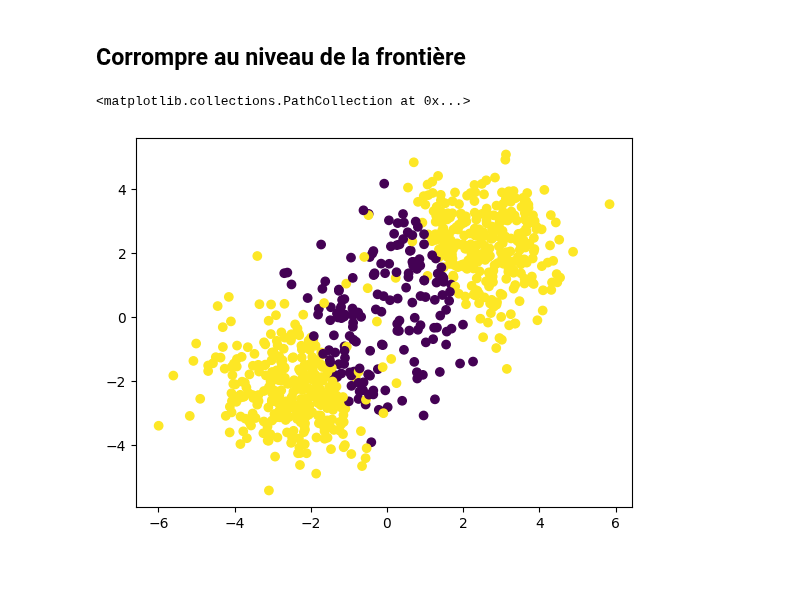
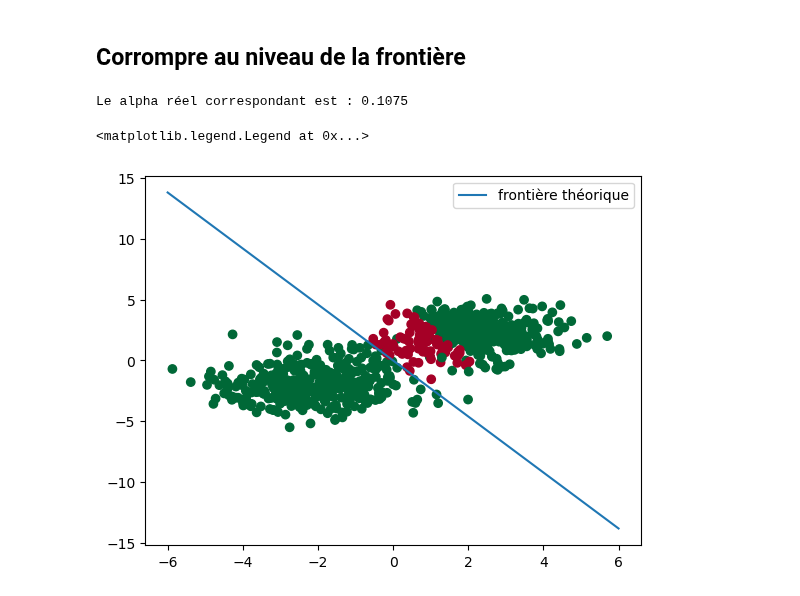
Before and after one commit to AI-Safety-X2023/playground, a Jupyter notebook: implementations/projects/poisoning/logistic_regression.ipynb, the cells around one changed output. Drawn from its saved outputs; the diff is of its cells as text; code cells hidden in the pictures; blank space fills up the shorter version.

```diff
--- a/implementations/projects/poisoning/logistic_regression.ipynb
+++ b/implementations/projects/poisoning/logistic_regression.ipynb
@@ -291,7 +329,7 @@ Sc = TensorDataset(torch.cat((C1X,C2X,RN)),yc)
 
 def dist(p,D):
     d = (D[0]*p[0]+D[1]*p[1]+D[2])/np.sqrt(D[0]**2 + D[1]**2)
-    return abs(d)
+    return d
 
 
 ## fonction des points voisins
@@ -300,7 +338,7 @@ def neigh_points (S,D,d):
 
     N = []
     for i in range (len(S[:][0])):
-        if dist(S[i][0],D) < d:
+        if dist(S[i][0],D) < d and dist(S[i][0],D) > 0 :
             N.append(i)
 
     return torch.tensor(N)
@@ -313,9 +351,9 @@ def clone_tensor_dataset(dataset):
 ## Corruption des données
 
 def bord_corr (S,D,d,alpha):
-
     N = neigh_points(S,D,d)
-    num_labels_to_flip = int(alpha * len(N))
+    num_labels_to_flip = int(alpha*len(N))
+    alpha_reel= num_labels_to_flip/len(S)
     # Sélectionner aléatoirement les indices à inverser
     flip_indices = np.random.choice(len(N), num_labels_to_flip, replace=False)
 
@@ -327,4 +365,4 @@ def bord_corr (S,D,d,alpha):
         j = N[i]
         Y[j] = 1- Y[j]
 
-    return TensorDataset(S[:][0].clone(),Y)
+    return (TensorDataset(S[:][0].clone(),Y),alpha_reel)
@@ -331,14 +371,19 @@ def bord_corr (S,D,d,alpha):
 # %%
 D=(2.3,1,0)
-Sc_corr = bord_corr(Sc,D,2,0.9)
+Sc_corr,alpha_reel = bord_corr(Sc,D,2,0.9)
+print("Le alpha réel correspondant est :",alpha_reel)
 Sc_corr_X = Sc_corr[:][0]
 Sc_corr_X1 = Sc_corr_X[:,0]
 Sc_corr_X2 = Sc_corr_X[:,1]
 
-
-plt.scatter(Sc_corr_X1,Sc_corr_X2,c = (Sc_corr[:][1]==Sc[:][1]))
+x_d=np.linspace(-6,6)
+y_d=(-D[0]*x_d)/D[1]
+plt.plot(x_d,y_d,label="frontière théorique")
+plt.scatter(Sc_corr_X1,Sc_corr_X2,c = (Sc_corr[:][1]==Sc[:][1]),cmap='RdYlGn')
+plt.legend()
 # %% [output]
-<matplotlib.collections.PathCollection at 0x...>
+Le alpha réel correspondant est : 0.1075
+<matplotlib.legend.Legend at 0x...>
-[figure, old version]
+[figure, new version]
 # %%
 model_cl = LogisticRegressionModel(input_dim=2)
```
Also changed, not shown: parts of 24 cells of this notebook.
